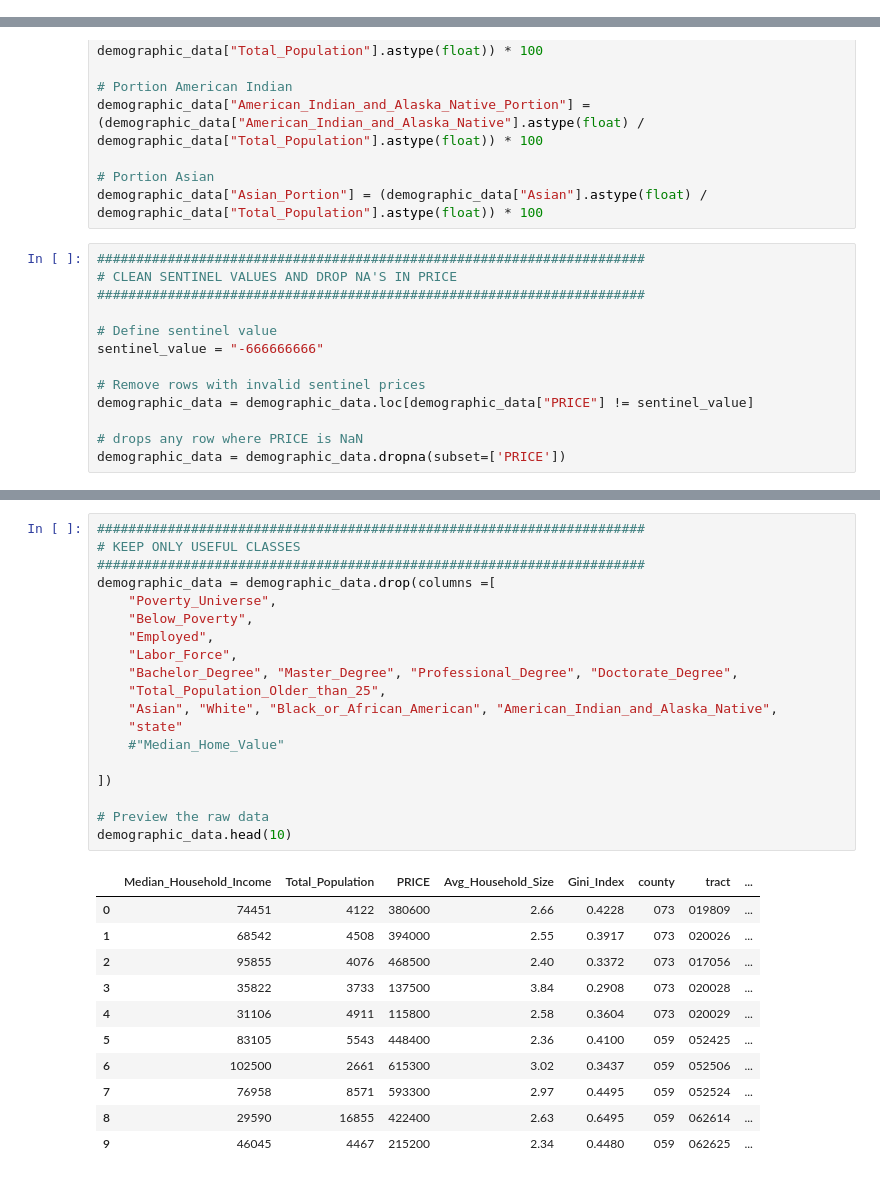
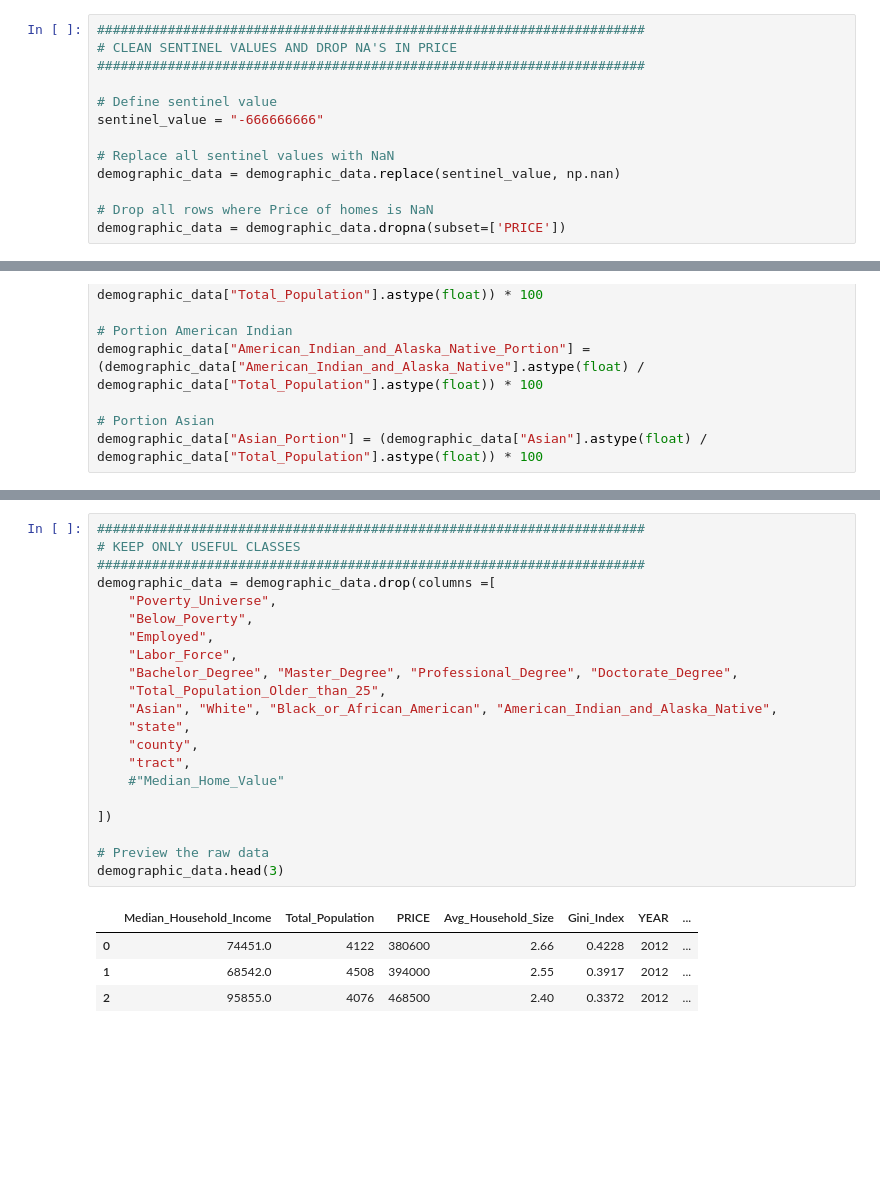
Before and after one commit to CynthiaShiyue/IDS705_MachineLearning_Project, a Jupyter notebook: 10_Data_Clean/11_Demographic_Data.ipynb, the cells around one changed output, grey strips where cells are left out. Drawn from its saved outputs; the diff is of its cells as text; blank space fills up the shorter version.

```diff
--- a/10_Data_Clean/11_Demographic_Data.ipynb
+++ b/10_Data_Clean/11_Demographic_Data.ipynb
@@ -281,3 +262,16 @@ demographic_data.head()
+# %%
+######################################################################
+# CLEAN SENTINEL VALUES AND DROP NA'S IN PRICE
+######################################################################
+
+# Define sentinel value
+sentinel_value = "-666666666"
+
+# Replace all sentinel values with NaN
+demographic_data = demographic_data.replace(sentinel_value, np.nan)
+
+# Drop all rows where Price of homes is NaN
+demographic_data = demographic_data.dropna(subset=['PRICE'])
 # %%
 ######################################################################
 # CREATE EMPLOYEMENT RATE
@@ -329,16 +323,3 @@ demographic_data["American_Indian_and_Alaska_Native_Portion"] = (demographic_dat
 
 # Portion Asian
 demographic_data["Asian_Portion"] = (demographic_data["Asian"].astype(float) / demographic_data["Total_Population"].astype(float)) * 100
-# %%
-######################################################################
-# CLEAN SENTINEL VALUES AND DROP NA'S IN PRICE
-######################################################################
-
-# Define sentinel value
-sentinel_value = "-666666666"
-
-# Remove rows with invalid sentinel prices
-demographic_data = demographic_data.loc[demographic_data["PRICE"] != sentinel_value]
-
-# drops any row where PRICE is NaN
-demographic_data = demographic_data.dropna(subset=['PRICE'])
@@ -361,31 +386,26 @@ Name: count, Length: 13510, dtype: int64
 # %%
 ######################################################################
 # KEEP ONLY USEFUL CLASSES
 ######################################################################
 demographic_data = demographic_data.drop(columns =[
     "Poverty_Universe",
     "Below_Poverty",
     "Employed",
     "Labor_Force",
     "Bachelor_Degree", "Master_Degree", "Professional_Degree", "Doctorate_Degree",
     "Total_Population_Older_than_25",
     "Asian", "White", "Black_or_African_American", "American_Indian_and_Alaska_Native",
-    "state"
+    "state",
+    "county",
+    "tract",
     #"Median_Home_Value"
 
 ])
 
 # Preview the raw data
-demographic_data.head(10)
+demographic_data.head(3)
 # %% [output]
-|  | Median_Household_Income | Total_Population | PRICE | Avg_Household_Size | Gini_Index | county | tract | ... |
-| 0 | 74451 | 4122 | 380600 | 2.66 | 0.4228 | 073 | 019809 | ... |
-| 1 | 68542 | 4508 | 394000 | 2.55 | 0.3917 | 073 | 020026 | ... |
-| 2 | 95855 | 4076 | 468500 | 2.40 | 0.3372 | 073 | 017056 | ... |
-| 3 | 35822 | 3733 | 137500 | 3.84 | 0.2908 | 073 | 020028 | ... |
-| 4 | 31106 | 4911 | 115800 | 2.58 | 0.3604 | 073 | 020029 | ... |
-| 5 | 83105 | 5543 | 448400 | 2.36 | 0.4100 | 059 | 052425 | ... |
-| 6 | 102500 | 2661 | 615300 | 3.02 | 0.3437 | 059 | 052506 | ... |
-| 7 | 76958 | 8571 | 593300 | 2.97 | 0.4495 | 059 | 052524 | ... |
-| 8 | 29590 | 16855 | 422400 | 2.63 | 0.6495 | 059 | 062614 | ... |
-| 9 | 46045 | 4467 | 215200 | 2.34 | 0.4480 | 059 | 062625 | ... |
+|  | Median_Household_Income | Total_Population | PRICE | Avg_Household_Size | Gini_Index | YEAR | ... |
+| 0 | 74451.0 | 4122 | 380600 | 2.66 | 0.4228 | 2012 | ... |
+| 1 | 68542.0 | 4508 | 394000 | 2.55 | 0.3917 | 2012 | ... |
+| 2 | 95855.0 | 4076 | 468500 | 2.40 | 0.3372 | 2012 | ... |
```
Also changed, not shown: parts of 11 cells of this notebook, 13 other files.
